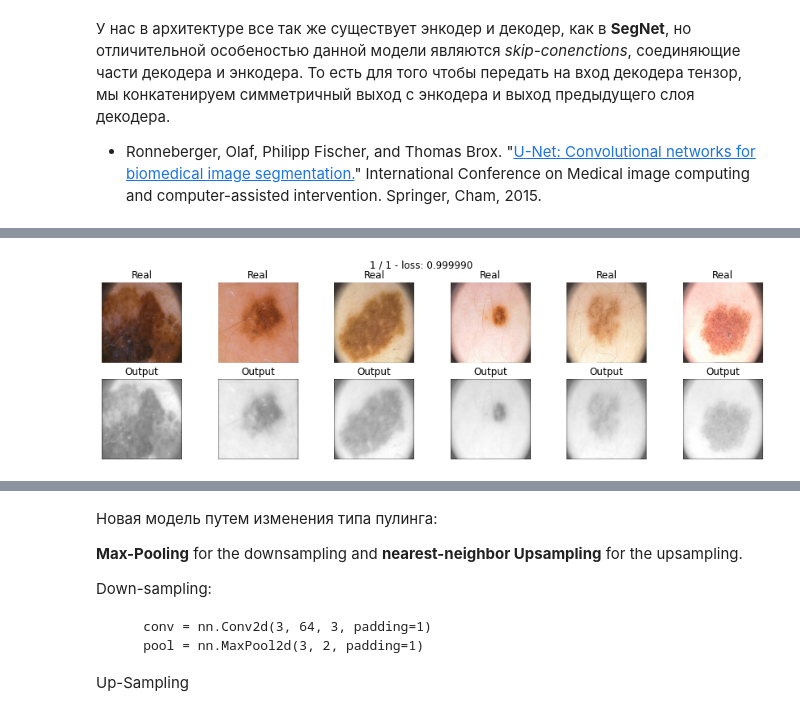
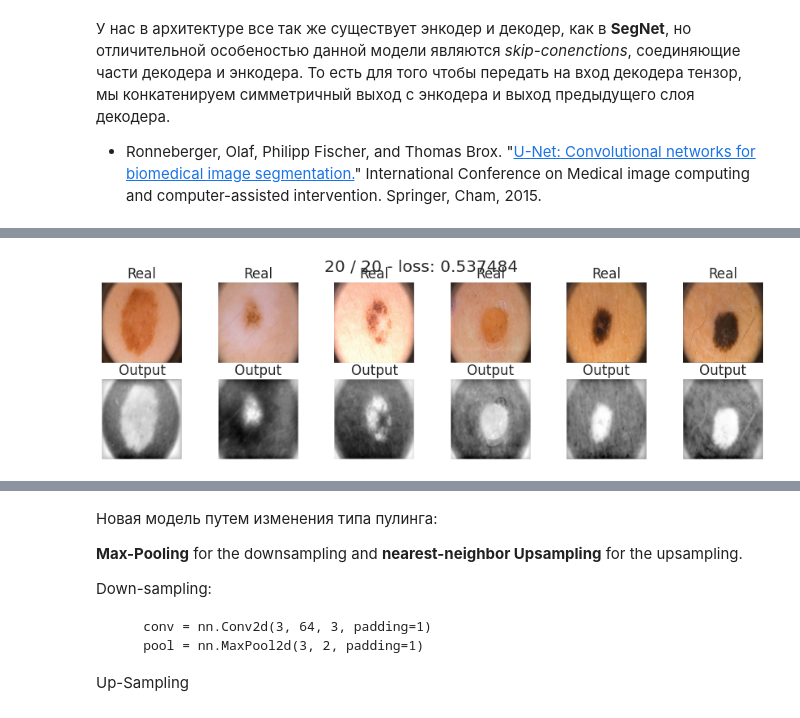
Before and after one commit to prosvirinKir/Deep-Learning-Sckool-term1, a Jupyter notebook: HW_6_semantic_segmentation.ipynb, the cells around one changed output, grey strips where cells are left out. Cells and saved outputs as stored; diff of their text form; code cells hidden in the pictures.

```diff
--- a/HW_6_semantic_segmentation.ipynb
+++ b/HW_6_semantic_segmentation.ipynb
@@ -98,6 +100,10 @@ len(lesions)
 200
 # %% [markdown]
 Чтобы убедиться, что все корректно, мы нарисуем несколько изображений
+# %%
+import seaborn as sns
+
+sns.set(style="whitegrid", font_scale=1.4)
 # %%
 import matplotlib.pyplot as plt
 from IPython.display import clear_output
@@ -337,10 +342,10 @@ def iou_pytorch(outputs: torch.Tensor, labels: torch.Tensor):
     # You can comment out this line if you are passing tensors of equal shape
     # But if you are passing output from UNet or something it will most probably
     # be with the BATCH x 1 x H x W shape
-    outputs = outputs.squeeze(1).byte()  # BATCH x 1 x H x W => BATCH x H x W
+    outputs = outputs.squeeze(1)#.byte()  # BATCH x 1 x H x W => BATCH x H x W
     labels = labels.squeeze(1).byte()
     SMOOTH = 1e-8
-    intersection = (outputs & labels).float().sum((1, 2))  # Will be zero if Truth=0 or Prediction=0
+    intersection = (outputs.detach() & labels).float().sum((1, 2))  # Will be zero if Truth=0 or Prediction=0
     union = (outputs | labels).float().sum((1, 2))         # Will be zzero if both are 0
 
     iou = (intersection + SMOOTH) / (union + SMOOTH)  # We smooth our devision to avoid 0/0
@@ -404,7 +409,7 @@ def train(model, opt, loss_fn, epochs, data_tr, data_val, scheduler):
             # forward
             Y_pred = model(X_batch)
 
-            loss = loss_fn(Y_pred, Y_batch) # forward-pass
+            loss = loss_fn(Y_batch, Y_pred) # forward-pass
             loss.backward()  # backward-pass
             opt.step()  # update weights
 
@@ -428,7 +433,7 @@ def train(model, opt, loss_fn, epochs, data_tr, data_val, scheduler):
             Y_val = Y_val.to(device)
 
             Y_pred = model(X_val)
-            loss = loss_fn(Y_pred, Y_val)
+            loss = loss_fn(Y_val, Y_pred)
 
             val_loss += loss / len(data_val)
 
@@ -855,8 +827,8 @@ class UNet(nn.Module):
             nn.ReLU(),
             nn.Conv2d(in_channels=64, out_channels=64, kernel_size=3, padding=1),
             nn.ReLU(),
-            nn.Conv2d(in_channels=64, out_channels=1, kernel_size=3, padding=1),
-            nn.ReLU()
+            nn.Conv2d(in_channels=64, out_channels=1, kernel_size=3, padding=1)
+            # nn.ReLU()
         )
 
     def forward(self, x):
@@ -944,12 +902,12 @@ t[0]
 # %%
 unet_model = UNet().to(device)
 # %%
-max_epochs = 1
-optimaizer = torch.optim.Adam(unet_model.parameters(), lr=1e-4)
+max_epochs = 20
+optimaizer = torch.optim.Adam(unet_model.parameters(), lr=1e-3)
 exp_lr_scheduler = lr_scheduler.StepLR(optimaizer, step_size=5, gamma=0.1)
-losses_unet = train(unet_model, optimaizer, dice_loss, max_epochs, data_tr, data_val, exp_lr_scheduler)
+losses_unet = train(unet_model, optimaizer, bce_loss, max_epochs, data_tr, data_val, exp_lr_scheduler)
 # %% [output]
-[figure, old version]
+[figure, new version]
 # %%
 score_model(unet_model, iou_pytorch, data_val)
 # %% [output]
```
Also changed, not shown: parts of 29 cells of this notebook.
